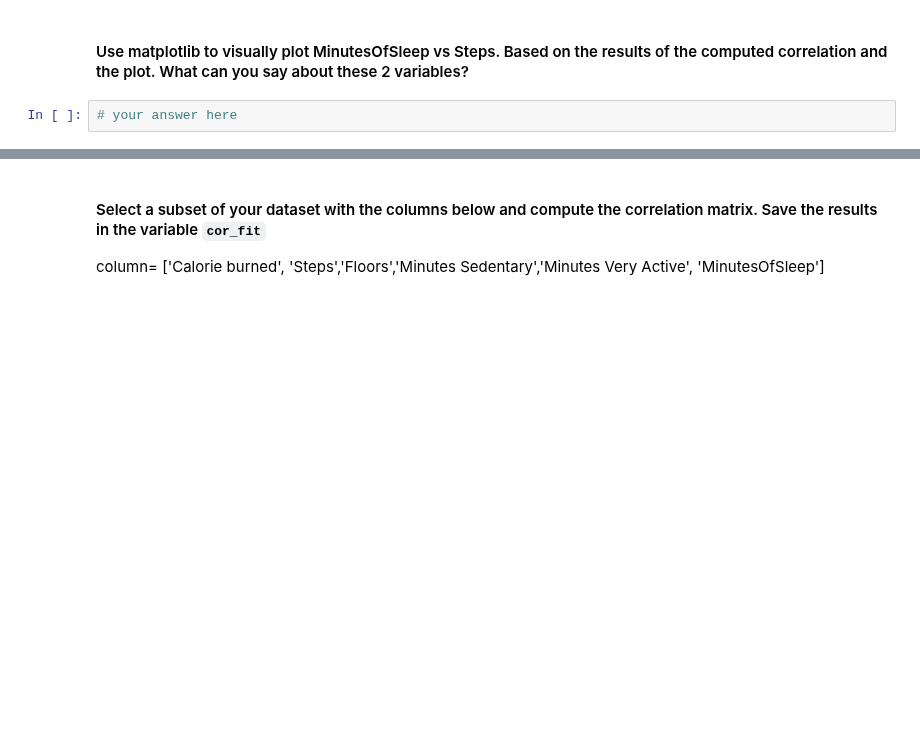
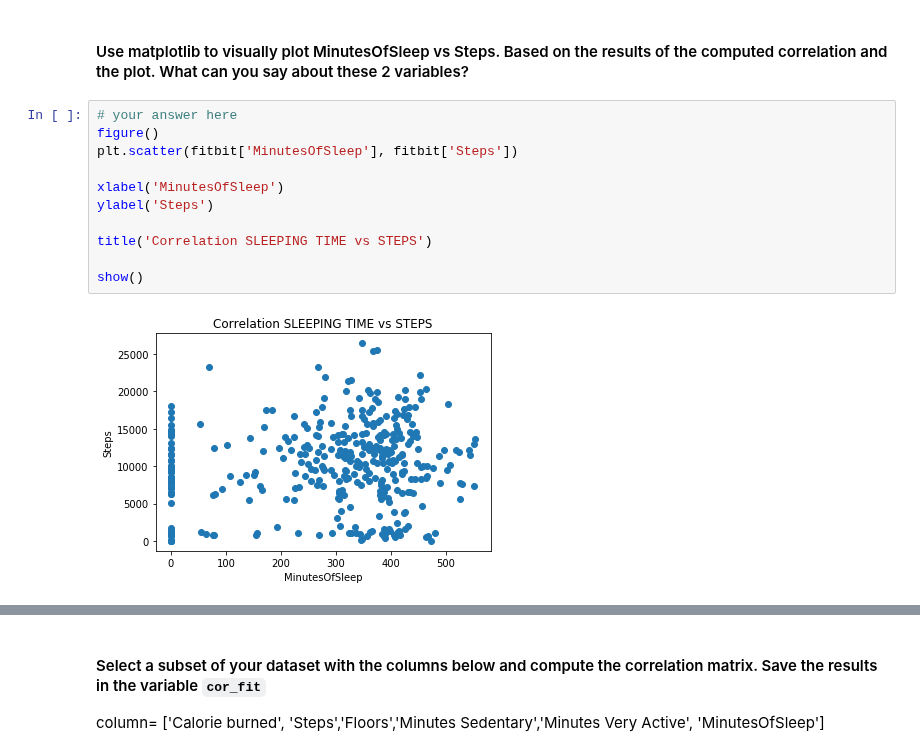
Before and after one commit to davidlafuentem/data-labs, a Jupyter notebook: module-2/lab-pivot-table-and-correlation/your_code/main.ipynb, the cells around one changed output, grey strips where cells are left out. Cells and saved outputs as stored; diff of their text form; blank space fills up the shorter version.

```diff
--- a/module-2/lab-pivot-table-and-correlation/your_code/main.ipynb
+++ b/module-2/lab-pivot-table-and-correlation/your_code/main.ipynb
@@ -332,4 +363,15 @@ activity_table.scatter_matrix(filename='cufflinks/scatter-matrix', world_readabl
 # %% [markdown]
 #### Use matplotlib to visually plot MinutesOfSleep vs Steps. Based on the results of the computed correlation and the plot. What can you say about these 2 variables?
-# %%
-# your answer here
+# %%
+# your answer here
+figure()
+plt.scatter(fitbit['MinutesOfSleep'], fitbit['Steps'])
+
+xlabel('MinutesOfSleep')
+ylabel('Steps')
+
+title('Correlation SLEEPING TIME vs STEPS')
+
+show()
+# %% [output]
+[figure, added]
```
Also changed, not shown: parts of 34 cells of this notebook.
